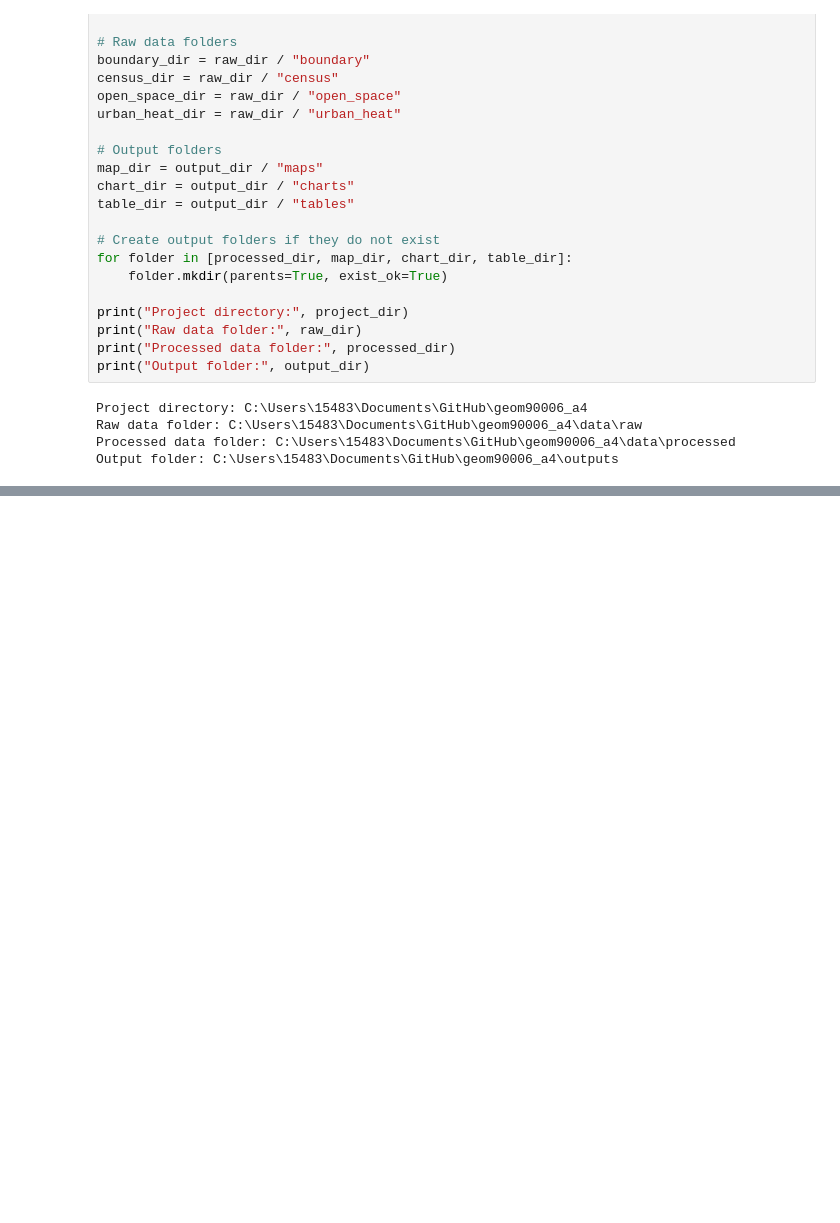
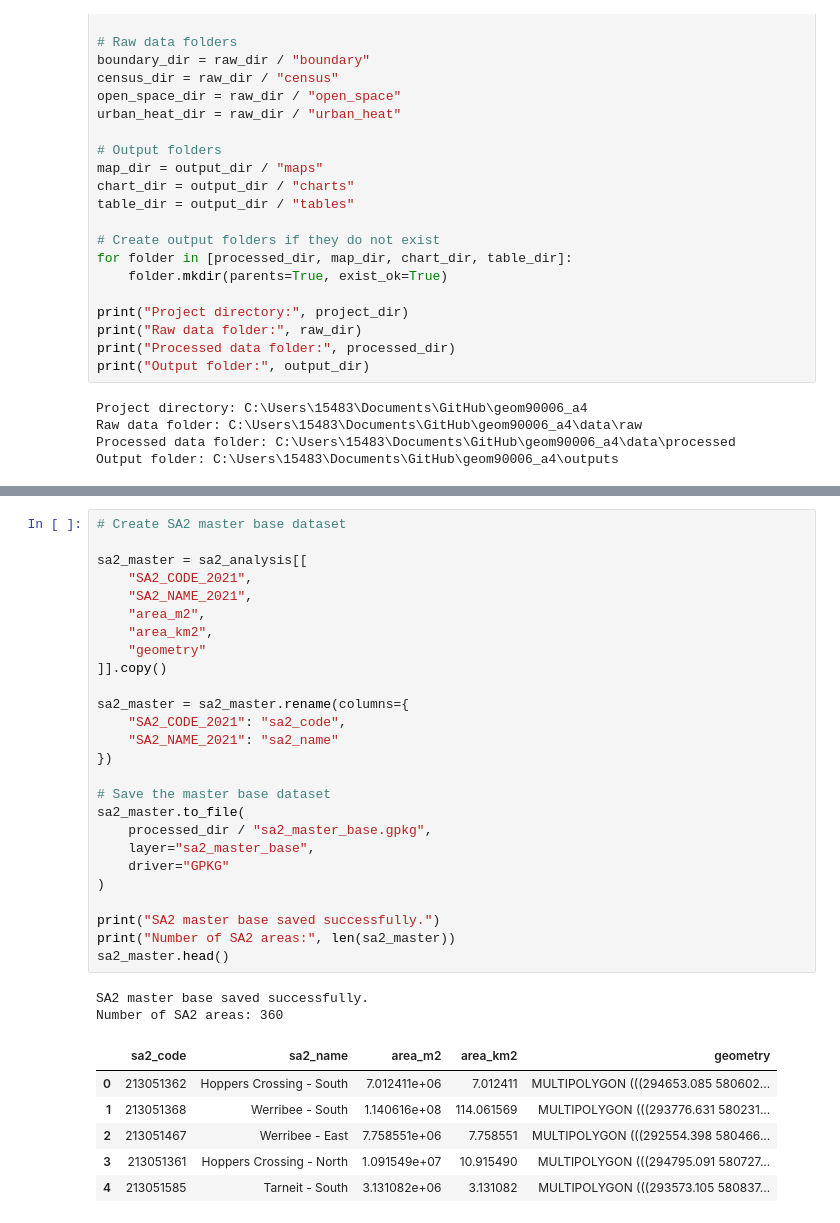
Before and after one commit to Ying7788/geom90006_a4, a Jupyter notebook: notebooks/A4_GreenSpace_UrbanHeat_Equity.ipynb.ipynb, the cells around one changed output, grey strips where cells are left out. Cells and saved outputs as stored; diff of their text form; blank space fills up the shorter version.

```diff
--- a/notebooks/A4_GreenSpace_UrbanHeat_Equity.ipynb.ipynb
+++ b/notebooks/A4_GreenSpace_UrbanHeat_Equity.ipynb.ipynb
@@ -130,0 +123,35 @@ SA2 analysis area shape: (360, 18)
+# %%
+# Create SA2 master base dataset
+
+sa2_master = sa2_analysis[[
+    "SA2_CODE_2021",
+    "SA2_NAME_2021",
+    "area_m2",
+    "area_km2",
+    "geometry"
+]].copy()
+
+sa2_master = sa2_master.rename(columns={
+    "SA2_CODE_2021": "sa2_code",
+    "SA2_NAME_2021": "sa2_name"
+})
+
+# Save the master base dataset
+sa2_master.to_file(
+    processed_dir / "sa2_master_base.gpkg",
+    layer="sa2_master_base",
+    driver="GPKG"
+)
+
+print("SA2 master base saved successfully.")
+print("Number of SA2 areas:", len(sa2_master))
+sa2_master.head()
+# %% [output]
+SA2 master base saved successfully.
+Number of SA2 areas: 360
+|  | sa2_code | sa2_name | area_m2 | area_km2 | geometry |
+| 0 | 213051362 | Hoppers Crossing - South | 7.012411e+06 | 7.012411 | MULTIPOLYGON (((294653.085 580602... |
+| 1 | 213051368 | Werribee - South | 1.140616e+08 | 114.061569 | MULTIPOLYGON (((293776.631 580231... |
+| 2 | 213051467 | Werribee - East | 7.758551e+06 | 7.758551 | MULTIPOLYGON (((292554.398 580466... |
+| 3 | 213051361 | Hoppers Crossing - North | 1.091549e+07 | 10.915490 | MULTIPOLYGON (((294795.091 580727... |
+| 4 | 213051585 | Tarneit - South | 3.131082e+06 | 3.131082 | MULTIPOLYGON (((293573.105 580837... |
```
Also changed, not shown: parts of 8 cells of this notebook, 3 other files.
